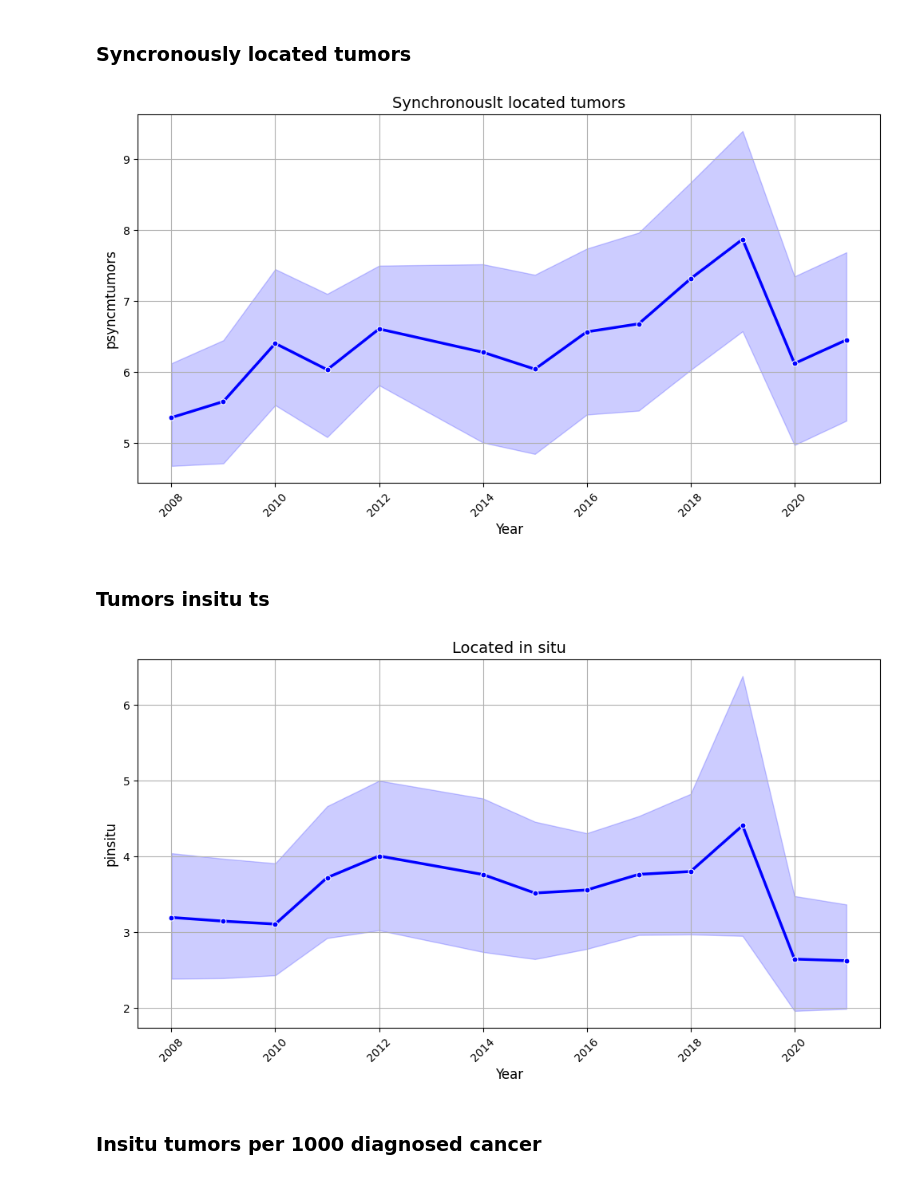
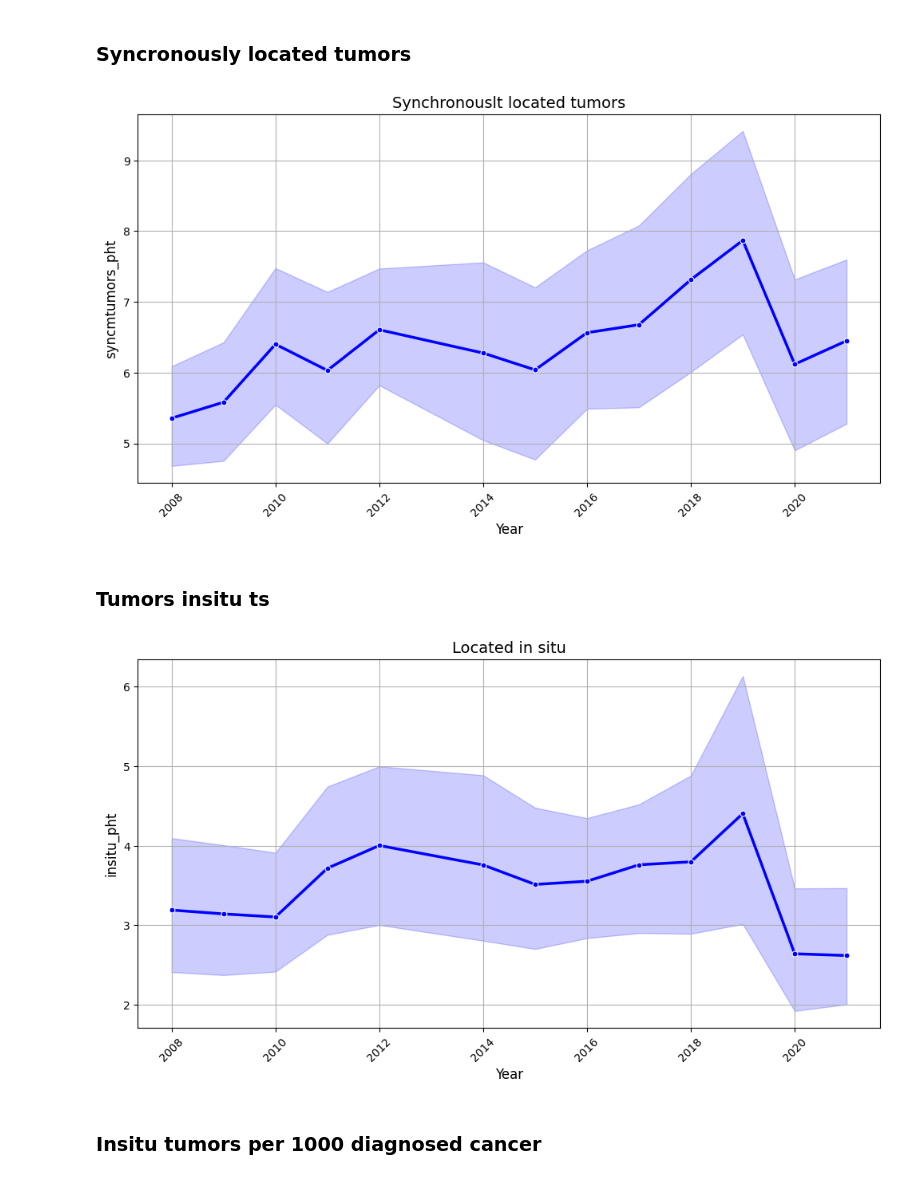
Before and after one commit to Zhukowych/cancer_incidence, a Jupyter notebook: eda.ipynb, the cells around one changed output. Drawn from its saved outputs; the diff is of its cells as text; code cells hidden in the pictures.

```diff
--- a/eda.ipynb
+++ b/eda.ipynb
@@ -103,7 +100,0 @@ memory usage: 100.6+ KB
-# %%
-population_th = st_df.population / 100000
-st_df['mtumors_pht'] = st_df.mtumors / population_th
-st_df['syncmtumors_pht'] = st_df.syncmtumors / population_th
-st_df['insitu_pht'] = st_df.insitu / population_th
-st_df['insitu_pti'] = st_df.insitu / (st_df['tincidence'] / 1000)
-st_df['mtumors_pti'] = st_df.mtumors / (st_df['tincidence'] / 1000)
@@ -110 +103,22 @@ st_df['mtumors_pti'] = st_df.mtumors / (st_df['tincidence'] / 1000)
+# %%
+
+st_f_df = st_df.copy()
+
+population_th = st_f_df.population / 100000
+st_f_df['mtumors_pht'] = st_f_df.mtumors / population_th
+st_f_df['syncmtumors_pht'] = st_f_df.syncmtumors / population_th
+st_f_df['insitu_pht'] = st_f_df.insitu / population_th
+st_f_df['insitu_pti'] = st_f_df.insitu / (st_f_df['tincidence'] / 1000)
+st_f_df['mtumors_pti'] = st_f_df.mtumors / (st_f_df['tincidence'] / 1000)
+
+
+population_related_columns = ['nhospotal', 'nbeds', 'ybeds', 'nill', 'nvillage_ill', 'bed_days', 'dvisits', 'hvisits', 'ndoctors',
+                              'nnursing', 'nx_ray', 'nflurography', 'nradiology', 'nradlab', 'nсt', 'ncardiogram', 'ndiaglab',
+                              'nbacter', 'nbiochem', 'ncyto', 'nimun', 'nphysic', 'nendoscop', 'nultrasound', 'ndialysis', 'population',
+                              'tincidence']
+
+for column in population_related_columns:
+    st_f_df[column] = (st_f_df[column] / population_th).round(4)
+
+st_f_df = st_f_df.rename(columns={column: f"{column}_pht" for column in population_related_columns})
 # %%
@@ -118,15 +132,15 @@ plot_ts(st_df, 'pmtumors', "Multiple tumors")
 # %% [markdown]
 ### Syncronously located tumors
 # %%
-plot_ts(st_df, 'psyncmtumors', "Synchronouslt located tumors")
+plot_ts(st_f_df, 'syncmtumors_pht', "Synchronouslt located tumors")
 # %% [output]
-[figure, old version]
+[figure, new version]
 # %% [markdown]
 ### Tumors insitu ts
 # %%
-plot_ts(st_df, 'pinsitu', "Located in situ")
+plot_ts(st_f_df, 'insitu_pht', "Located in situ")
 # %% [output]
-[figure, old version]
+[figure, new version]
 # %% [markdown]
 ### Insitu tumors per 1000 diagnosed cancer
 # %%
```
Also changed, not shown: parts of 7 cells of this notebook, 3 other files.
